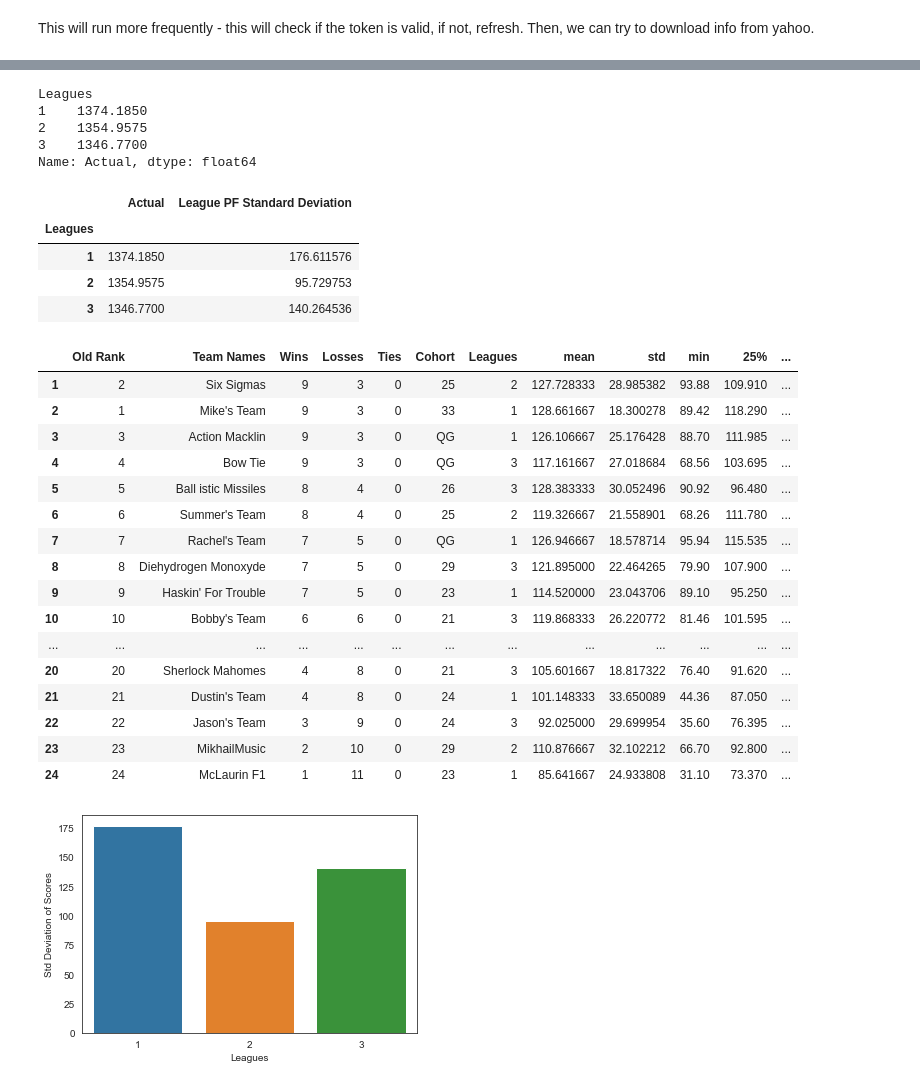
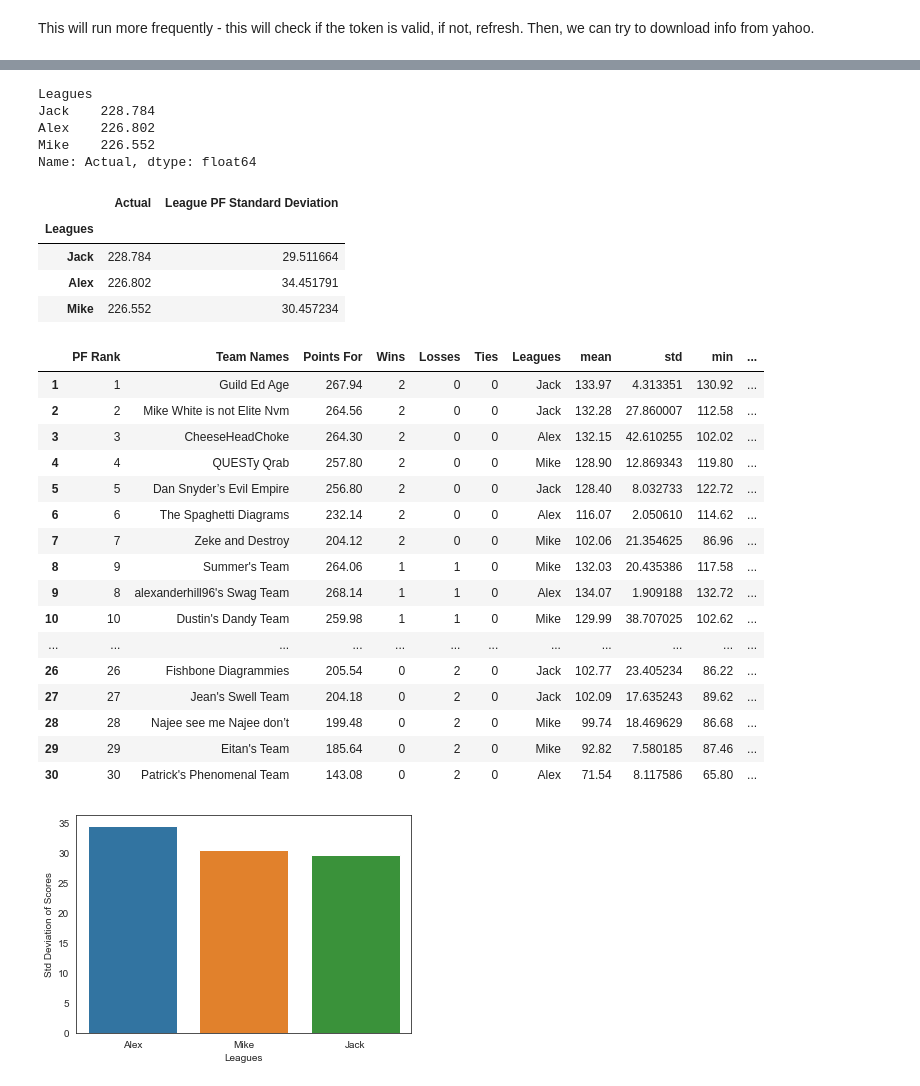
Before and after one commit to AlexEJerome/QUESTFantasyFootball, a Jupyter notebook: notebooks/YahooOAuth-Standings-z-score.ipynb, the cells around one changed output, grey strips where cells are left out. Cells and saved outputs as stored; diff of their text form; code cells hidden in the pictures.

Commit message:
Eliminated the need for "Leagues CSV" by turning leagues into a dict

```diff
--- a/notebooks/YahooOAuth-Standings-z-score.ipynb
+++ b/notebooks/YahooOAuth-Standings-z-score.ipynb
@@ -12,8 +11,9 @@ oauth = OAuth2(None, None, from_file='../oauth2.json')
 # %% [markdown]
 This will run more frequently - this will check if the token is valid, if not, refresh. Then, we can try to download info from yahoo.
 # %%
-%matplotlib inline
+### %matplotlib inline
 from bs4 import BeautifulSoup
+import lxml
 import xml.etree.ElementTree as et
 import pandas as pd
 
@@ -31,9 +31,9 @@ if not oauth.token_is_valid():
 df_cols = ["projected points"]
 out_df = pd.DataFrame(columns = df_cols)
 
-num_teams = 8
+num_teams = 10
 
-league_ids = [1118202, 1110495, 1112355]
+league_ids = {1120920: "Alex", 660108: "Mike", 1024668: "Jack"}
 
 team_name_list = []
 dist_series = pd.Series()
@@ -41,10 +41,11 @@ series_total = pd.Series()
 series_wins = pd.Series()
 series_losses = pd.Series()
 series_ties = pd.Series()
+series_leagues = pd.Series()
 
-weeks = 12
+weeks = 2
 
-for league_num, league_id in enumerate(league_ids):
+for league_id, league_name in league_ids.items():
     for week in range(1, weeks+1):
         url = "https://fantasysports.yahooapis.com/fantasy/v2/league/nfl.l."+str(league_id)+"/scoreboard;week=" + str(week)
         # url = "https://fantasysports.yahooapis.com/fantasy/v2/league/nfl.l.1118202/standings"
@@ -109,8 +110,12 @@ for league_num, league_id in enumerate(league_ids):
         s_ties = list(map(lambda x: int(x.text), s_ties))
         series_ties = series_ties.append(pd.Series(s_ties, index=s_wl_index))
 
+#         Add the league names
+        s_leagues = [league_name] * num_teams
+        series_leagues = series_leagues.append(pd.Series(s_leagues, index= s_wl_index))
+
 cohorts = pd.read_csv('../cohorts.csv', index_col=0)
-leagues = pd.read_csv('../leagues.csv', index_col=0)
+# leagues = pd.read_csv('../leagues.csv', index_col=0)
 
 data = {"Actual": series_total, "Projected": dist_series, "Team Names": team_name_list}
 final_df = pd.DataFrame(data).set_index("Team Names")
@@ -118,6 +123,7 @@ final_df = pd.DataFrame(data).set_index("Team Names")
 final_df['Wins'] = series_wins
 final_df['Losses'] = series_losses
 final_df['Ties'] = series_ties
+final_df['League'] = series_leagues
 
 df1 = final_df.groupby('Team Names')['Actual'].describe().drop("count", axis=1)
 df2 = final_df.groupby('Team Names')['Actual'].sum()
@@ -127,8 +133,9 @@ df1["Points For"] = df2
 df1['Wins'] = series_wins
 df1['Losses'] = series_losses
 df1['Ties'] = series_ties
-df1['Cohort'] = cohorts
-df1['Leagues'] = leagues
+# df1['Cohort'] = cohorts
+# df1['Leagues'] = leagues
+df1['Leagues'] = series_leagues
 df1_cols = df1.columns.tolist()
 df1_cols = df1_cols[-5:] + df1_cols[:-5]
 
@@ -144,7 +151,8 @@ display(df1)
 df2 = df2.to_frame()
 df3 = df2.copy()
 
-df3['Leagues'] = leagues
+# df3['Leagues'] = leagues
+df3['Leagues'] = series_leagues
 df4 = df3.copy()
 df3 = df3.groupby('Leagues')['Actual'].std().sort_values(ascending=False)
 df4 = df4.groupby('Leagues')['Actual'].mean().sort_values(ascending=False)
@@ -165,6 +173,6 @@ df_z = df_z.reset_index()
 # when you no longer need old rank
 # df_z = df_z.reset_index(drop="true")
 df_z.index +=1
-df_z = df_z.rename(columns={"index":"Old Rank"})
+df_z = df_z.rename(columns={"index":"PF Rank"})
 display(df_z)
 # %% [output]
@@ -194,29 +202,29 @@ Leagues
 Name: Actual, dtype: float64
 Leagues
-1    1374.1850
-2    1354.9575
-3    1346.7700
+Jack    228.784
+Alex    226.802
+Mike    226.552
 Name: Actual, dtype: float64
 |  | Actual | League PF Standard Deviation |
 | Leagues |  |  |
-| 1 | 1374.1850 | 176.611576 |
-| 2 | 1354.9575 | 95.729753 |
-| 3 | 1346.7700 | 140.264536 |
+| Jack | 228.784 | 29.511664 |
+| Alex | 226.802 | 34.451791 |
+| Mike | 226.552 | 30.457234 |
-|  | Old Rank | Team Names | Wins | Losses | Ties | Cohort | Leagues | mean | std | min | 25% | ... |
-| 1 | 2 | Six Sigmas | 9 | 3 | 0 | 25 | 2 | 127.728333 | 28.985382 | 93.88 | 109.910 | ... |
-| 2 | 1 | Mike's Team | 9 | 3 | 0 | 33 | 1 | 128.661667 | 18.300278 | 89.42 | 118.290 | ... |
-| 3 | 3 | Action Macklin | 9 | 3 | 0 | QG | 1 | 126.106667 | 25.176428 | 88.70 | 111.985 | ... |
-| 4 | 4 | Bow Tie | 9 | 3 | 0 | QG | 3 | 117.161667 | 27.018684 | 68.56 | 103.695 | ... |
-| 5 | 5 | Ball istic Missiles | 8 | 4 | 0 | 26 | 3 | 128.383333 | 30.052496 | 90.92 | 96.480 | ... |
-| 6 | 6 | Summer's Team | 8 | 4 | 0 | 25 | 2 | 119.326667 | 21.558901 | 68.26 | 111.780 | ... |
-| 7 | 7 | Rachel's Team | 7 | 5 | 0 | QG | 1 | 126.946667 | 18.578714 | 95.94 | 115.535 | ... |
-| 8 | 8 | Diehydrogen Monoxyde | 7 | 5 | 0 | 29 | 3 | 121.895000 | 22.464265 | 79.90 | 107.900 | ... |
-| 9 | 9 | Haskin' For Trouble | 7 | 5 | 0 | 23 | 1 | 114.520000 | 23.043706 | 89.10 | 95.250 | ... |
-| 10 | 10 | Bobby's Team | 6 | 6 | 0 | 21 | 3 | 119.868333 | 26.220772 | 81.46 | 101.595 | ... |
-| ... | ... | ... | ... | ... | ... | ... | ... | ... | ... | ... | ... | ... |
-| 20 | 20 | Sherlock Mahomes | 4 | 8 | 0 | 21 | 3 | 105.601667 | 18.817322 | 76.40 | 91.620 | ... |
-| 21 | 21 | Dustin's Team | 4 | 8 | 0 | 24 | 1 | 101.148333 | 33.650089 | 44.36 | 87.050 | ... |
-| 22 | 22 | Jason's Team | 3 | 9 | 0 | 24 | 3 | 92.025000 | 29.699954 | 35.60 | 76.395 | ... |
-| 23 | 23 | MikhailMusic | 2 | 10 | 0 | 29 | 2 | 110.876667 | 32.102212 | 66.70 | 92.800 | ... |
-| 24 | 24 | McLaurin F1 | 1 | 11 | 0 | 23 | 1 | 85.641667 | 24.933808 | 31.10 | 73.370 | ... |
+|  | PF Rank | Team Names | Points For | Wins | Losses | Ties | Leagues | mean | std | min | ... |
+| 1 | 1 | Guild Ed Age | 267.94 | 2 | 0 | 0 | Jack | 133.97 | 4.313351 | 130.92 | ... |
+| 2 | 2 | Mike White is not Elite Nvm | 264.56 | 2 | 0 | 0 | Jack | 132.28 | 27.860007 | 112.58 | ... |
+| 3 | 3 | CheeseHeadChoke | 264.30 | 2 | 0 | 0 | Alex | 132.15 | 42.610255 | 102.02 | ... |
+| 4 | 4 | QUESTy Qrab | 257.80 | 2 | 0 | 0 | Mike | 128.90 | 12.869343 | 119.80 | ... |
+| 5 | 5 | Dan Snyder’s Evil Empire | 256.80 | 2 | 0 | 0 | Jack | 128.40 | 8.032733 | 122.72 | ... |
+| 6 | 6 | The Spaghetti Diagrams | 232.14 | 2 | 0 | 0 | Alex | 116.07 | 2.050610 | 114.62 | ... |
+| 7 | 7 | Zeke and Destroy | 204.12 | 2 | 0 | 0 | Mike | 102.06 | 21.354625 | 86.96 | ... |
+| 8 | 9 | Summer's Team | 264.06 | 1 | 1 | 0 | Mike | 132.03 | 20.435386 | 117.58 | ... |
+| 9 | 8 | alexanderhill96's Swag Team | 268.14 | 1 | 1 | 0 | Alex | 134.07 | 1.909188 | 132.72 | ... |
+| 10 | 10 | Dustin's Dandy Team | 259.98 | 1 | 1 | 0 | Mike | 129.99 | 38.707025 | 102.62 | ... |
+| ... | ... | ... | ... | ... | ... | ... | ... | ... | ... | ... | ... |
+| 26 | 26 | Fishbone Diagrammies | 205.54 | 0 | 2 | 0 | Jack | 102.77 | 23.405234 | 86.22 | ... |
+| 27 | 27 | Jean's Swell Team | 204.18 | 0 | 2 | 0 | Jack | 102.09 | 17.635243 | 89.62 | ... |
+| 28 | 28 | Najee see me Najee don’t | 199.48 | 0 | 2 | 0 | Mike | 99.74 | 18.469629 | 86.68 | ... |
+| 29 | 29 | Eitan's Team | 185.64 | 0 | 2 | 0 | Mike | 92.82 | 7.580185 | 87.46 | ... |
+| 30 | 30 | Patrick's Phenomenal Team | 143.08 | 0 | 2 | 0 | Alex | 71.54 | 8.117586 | 65.80 | ... |
-[figure, old version]
+[figure, new version]
```
Also changed, not shown: parts of 2 cells of this notebook, 4 other files.
